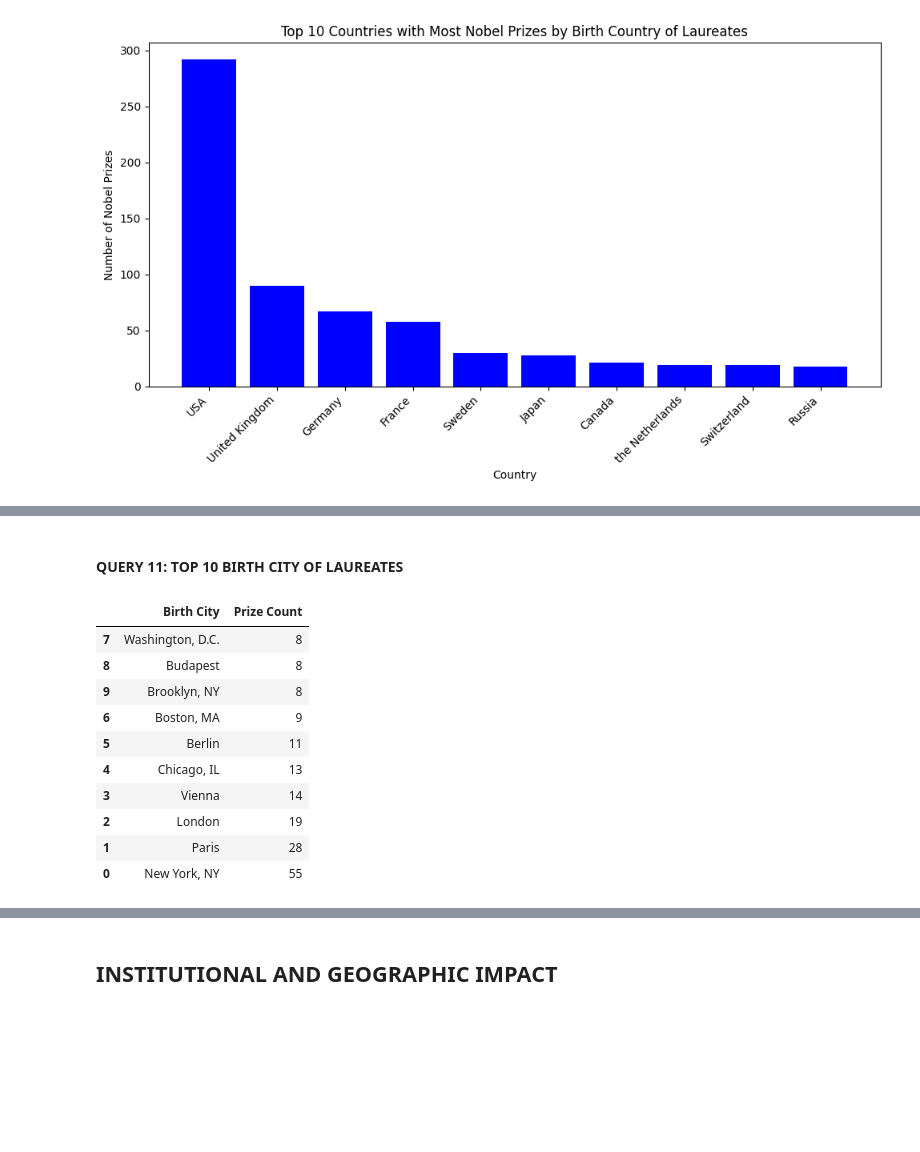
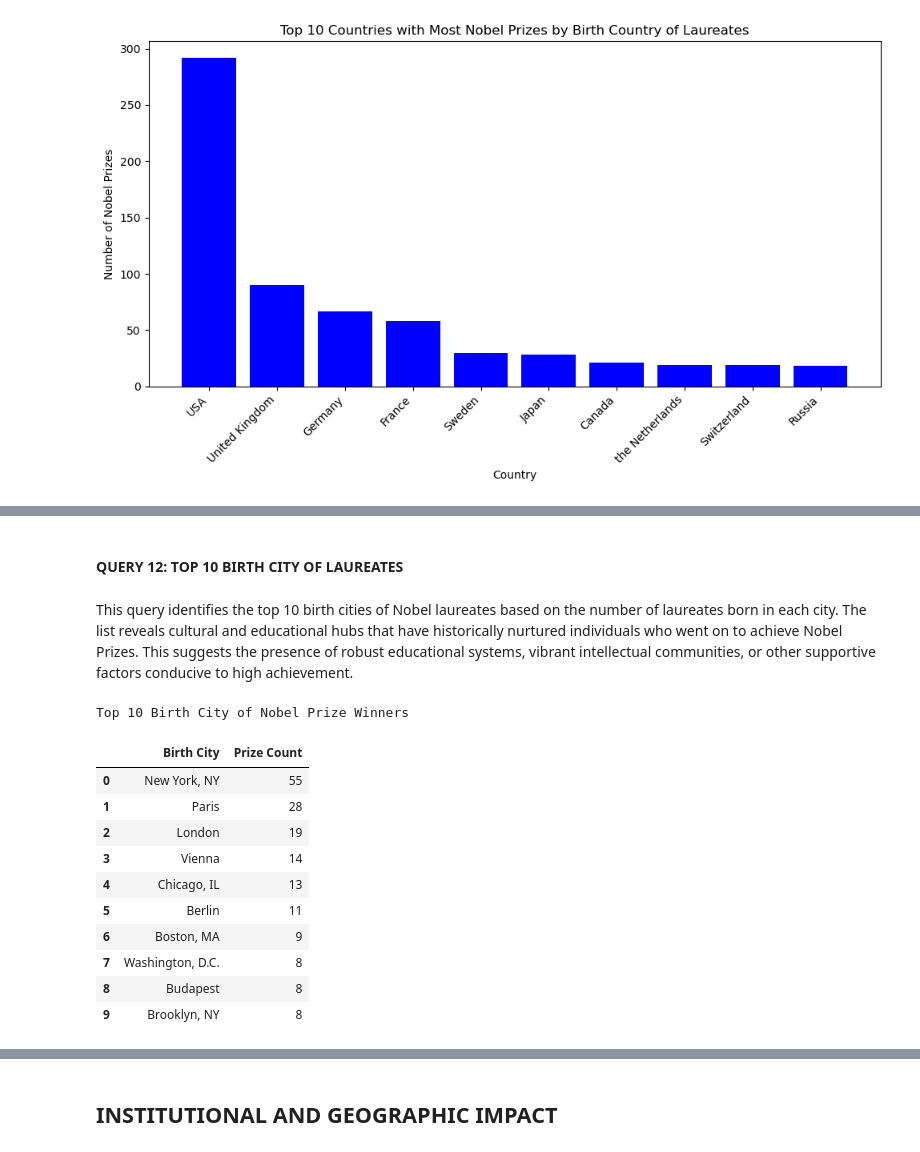
Before and after one commit to anbunambi3108/EMSE6586-FinalProject, a Jupyter notebook: Final Project - SQLite.ipynb, the cells around one changed output, grey strips where cells are left out. Saved outputs shown, nothing was run; the diff lists cells and outputs as text; code cells hidden in the pictures; blank space fills up the shorter version.

```diff
--- a/Final Project - SQLite.ipynb
+++ b/Final Project - SQLite.ipynb
@@ -1149,37 +1323,37 @@ plt.show()
 # %% [markdown]
-#### QUERY 11: TOP 10 BIRTH CITY OF LAUREATES
+#### QUERY 12: TOP 10 BIRTH CITY OF LAUREATES
+# %% [markdown]
+This query identifies the top 10 birth cities of Nobel laureates based on the number of laureates born in each city. The list reveals cultural and educational hubs that have historically nurtured individuals who went on to achieve Nobel Prizes. This suggests the presence of robust educational systems, vibrant intellectual communities, or other supportive factors conducive to high achievement.
 # %%
-#14 Top 10 Birth City of Nobel laureates
+# Query to fetch the count of Nobel Prizes associated with each laureate's birth city
 cursor.execute('''
 SELECT L.bornCity AS Birth_City, COUNT(*) AS Prize_Count
 FROM Prizes AS P
-JOIN
-Laureates AS L ON L.id IN (P.laureate_id1, P.laureate_id2, P.laureate_id3)
+JOIN Laureates AS L ON L.id IN (P.laureate_id1, P.laureate_id2, P.laureate_id3)
 WHERE L.bornCity IS NOT NULL
 GROUP BY L.bornCity
 ORDER BY Prize_Count DESC
 LIMIT 10
+''')
+# The query joins the Prizes and Laureates tables to match laureate IDs with their prize records, counting prizes per birth city.
 
-''')
+results = cursor.fetchall()
 
-# Fetch and print the result
-results = cursor.fetchall()
-# Assuming 'rows' contains the fetched results from the database query
 df = pd.DataFrame(results, columns=['Birth City', 'Prize Count'])
-
-# Sort the DataFrame for better visualization
-df.sort_values('Prize Count', ascending=True, inplace=True)
+df.sort_values('Prize Count', ascending=False, inplace=True)
+print("Top 10 Birth City of Nobel Prize Winners")
 df
 # %% [output]
+Top 10 Birth City of Nobel Prize Winners
 |  | Birth City | Prize Count |
+| 0 | New York, NY | 55 |
+| 1 | Paris | 28 |
+| 2 | London | 19 |
+| 3 | Vienna | 14 |
+| 4 | Chicago, IL | 13 |
+| 5 | Berlin | 11 |
+| 6 | Boston, MA | 9 |
 | 7 | Washington, D.C. | 8 |
 | 8 | Budapest | 8 |
 | 9 | Brooklyn, NY | 8 |
-| 6 | Boston, MA | 9 |
-| 5 | Berlin | 11 |
-| 4 | Chicago, IL | 13 |
-| 3 | Vienna | 14 |
-| 2 | London | 19 |
-| 1 | Paris | 28 |
-| 0 | New York, NY | 55 |
 # %% [markdown]
```
Also changed, not shown: parts of 105 cells of this notebook, 2 other files.
